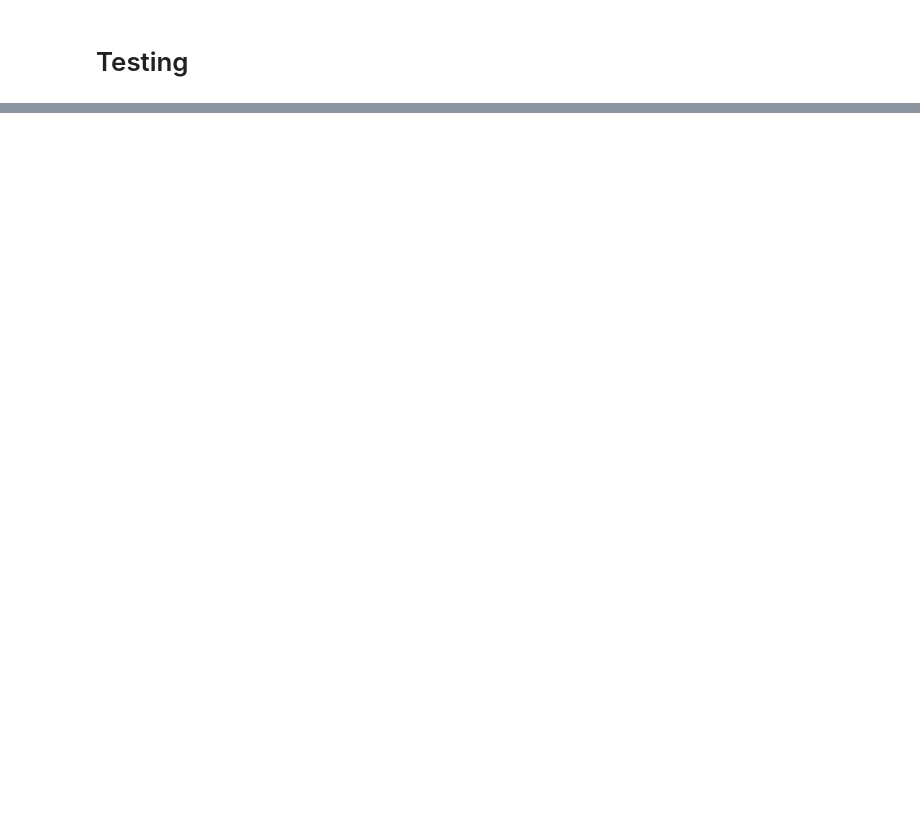
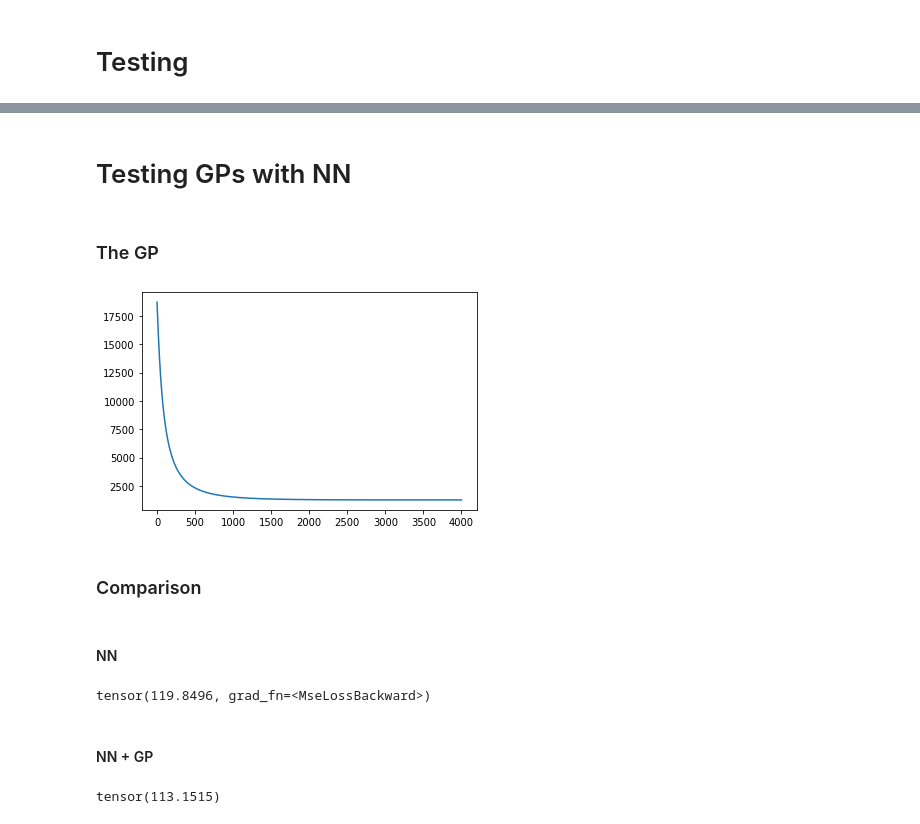
Before and after one commit to alan-turing-institute/SBO_Pyro, a Jupyter notebook: torch_nn_gem5-aladdin.ipynb, the cells around one changed output, grey strips where cells are left out. Cells and saved outputs as stored; diff of their text form; code cells hidden in the pictures; blank space fills up the shorter version.

```diff
--- a/torch_nn_gem5-aladdin.ipynb
+++ b/torch_nn_gem5-aladdin.ipynb
@@ -163,0 +187,50 @@ print(num, y_pred.squeeze()[num], y_test[num])
+# %% [markdown]
+# Testing GPs with NN
+# %% [markdown]
+### The GP
+# %%
+pyro.clear_param_store()
+with torch.no_grad():
+    ffnet_model.eval()
+    nn_gp_X_train = ffnet_model.intermediate_results(X_test)
+    nn_gp_y_train = y_test
+
+nn_gp_kernel = gp.kernels.Matern52(input_dim=ffnet_model.lf10_output_ch,
+                                lengthscale=50*torch.ones(ffnet_model.lf10_output_ch))
+
+
+nn_gp = gp.models.GPRegression(nn_gp_X_train, nn_gp_y_train, nn_gp_kernel)
+
+nn_gp.kernel.lengthscale = 15*torch.ones(ffnet_model.lf10_output_ch)
+nn_gp.kernel.variance = torch.tensor(50.0)
+nn_gp.kernel.noise = torch.tensor(0.01)
+nn_gp.kernel.jitter=1.0e-4
+# %%
+optimizer = torch.optim.Adam(nn_gp.parameters(), lr=0.01)
+# %%
+losses = gp.util.train(nn_gp, optimizer, num_steps=4000)
+# %%
+plt.plot(losses);
+# %% [output]
+[figure, added]
+# %% [markdown]
+### Comparison
+# %% [markdown]
+#### NN
+# %%
+nn_predict = ffnet_model(X_test)
+nn_criterion = criterion(nn_predict.squeeze(), y_test)
+print(nn_criterion)
+# %% [output]
+tensor(119.8496, grad_fn=<MseLossBackward>)
+# %% [markdown]
+#### NN + GP
+# %%
+nn_gp_predict = nn_gp(ffnet_model.intermediate_results(X_test))
+norm_dist = dist.Normal(nn_gp_predict[0], nn_gp_predict[1])
+norm_dist_sample = norm_dist.sample()
+nn_gp_criterion = criterion(norm_dist_sample.squeeze(), y_test)
+
+print(nn_gp_criterion)
+# %% [output]
+tensor(113.1515)
```
Also changed, not shown: parts of 5 cells of this notebook, 1 other file.
